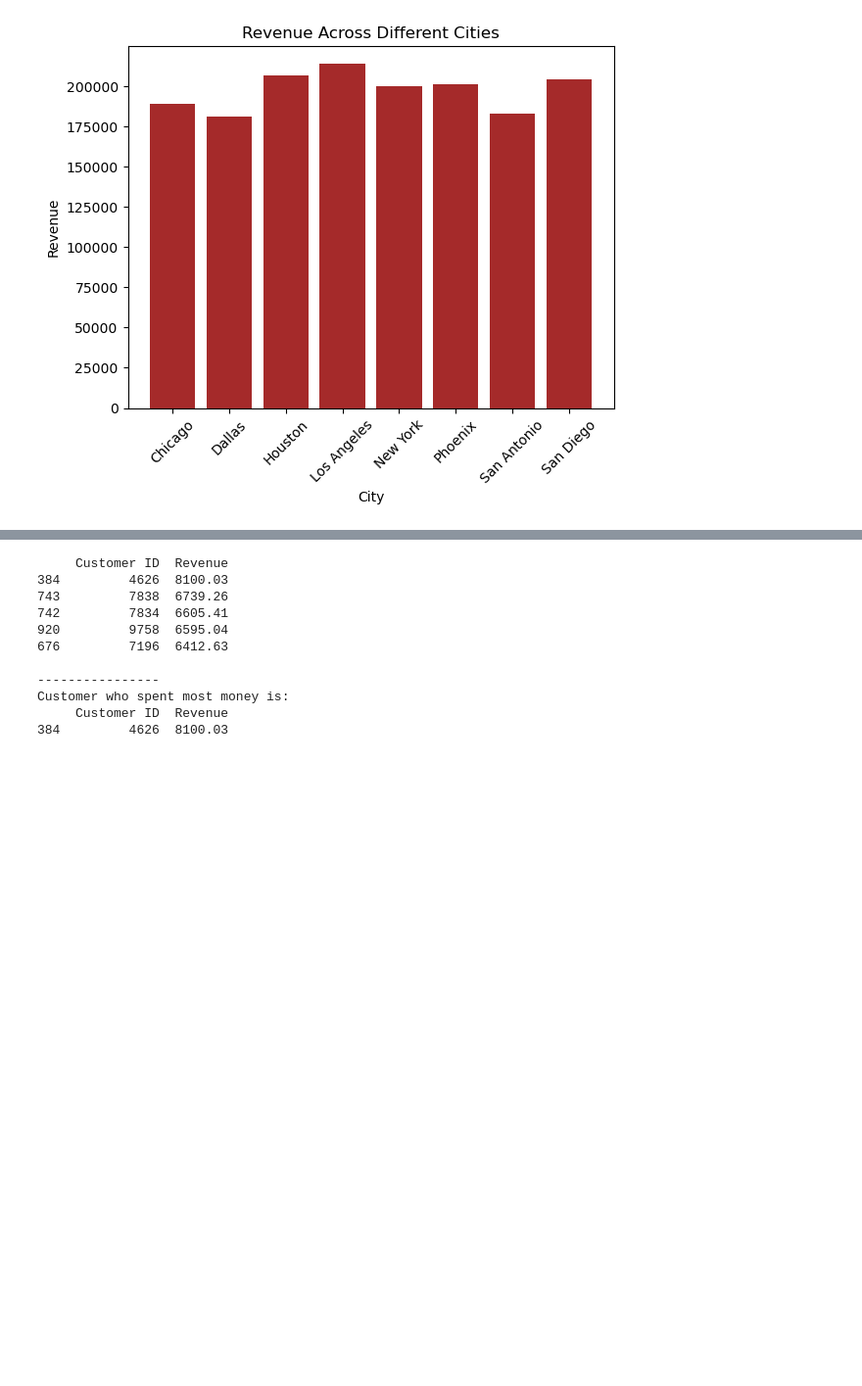
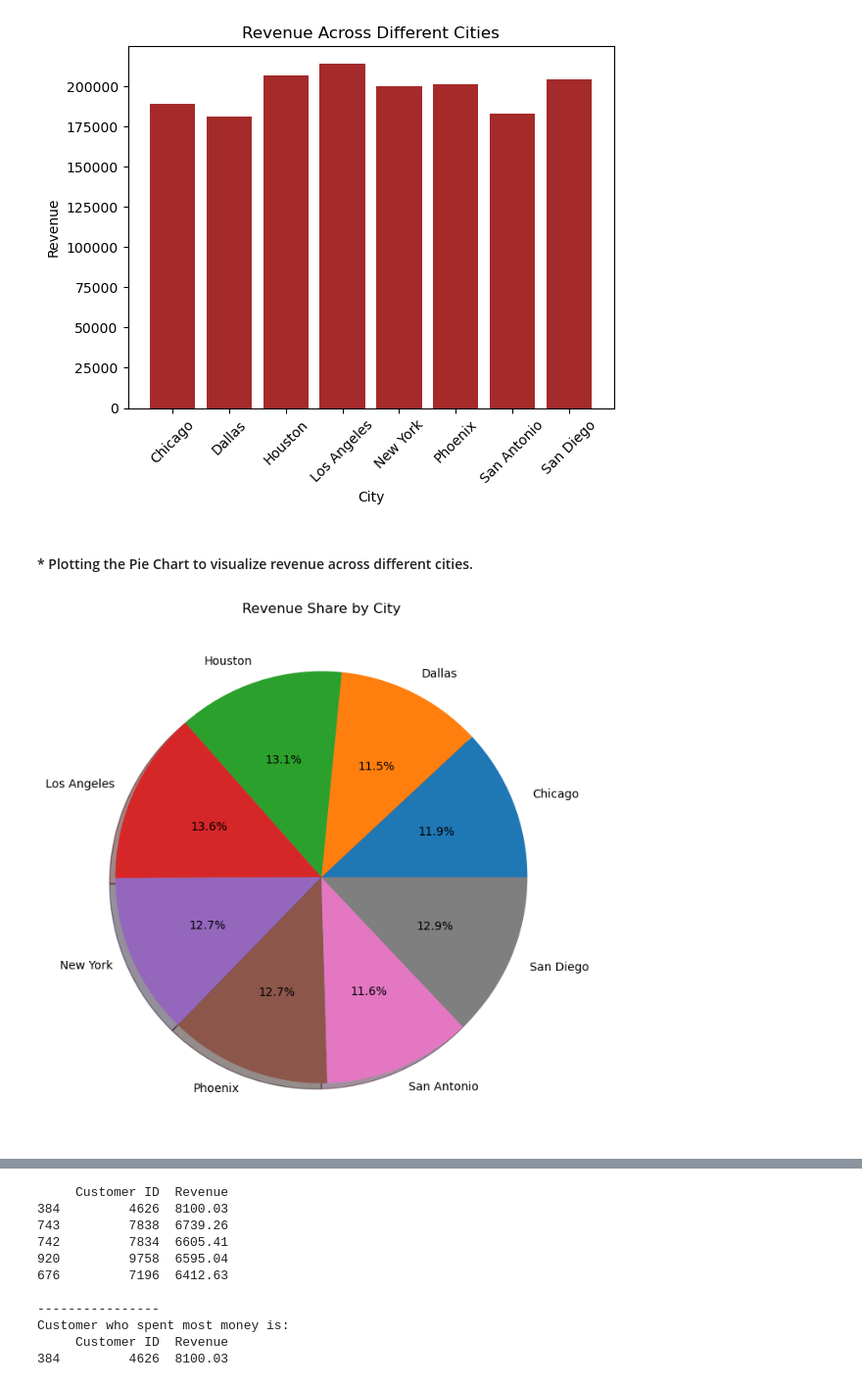
Before and after one commit to MinalKulkarni07/Python, a Jupyter notebook: Python Assignments/Case study(Sales Analysis).ipynb, the cells around one changed output, grey strips where cells are left out. Shown at 98% size. Saved outputs shown, nothing was run; the diff lists cells and outputs as text; code cells hidden in the pictures; blank space fills up the shorter version.

```diff
--- a/Python Assignments/Case study(Sales Analysis).ipynb
+++ b/Python Assignments/Case study(Sales Analysis).ipynb
@@ -207,5 +237,22 @@ plt.xticks(rotation=45)
 plt.show()
 # %% [output]
 [figure]
+# %% [markdown]
+#### * Plotting the Pie Chart to visualize revenue across different cities.
+# %%
+# Creating a pie chart to show the proportion of revenue from each city
+plt.figure(figsize=(8, 8))  # Set the size of the pie chart
+
+# Plotting the pie chart
+plt.pie(revenue_by_city['Revenue'], labels=revenue_by_city['City'], autopct ='%1.1f%%', shadow=True)
+ # Labels are city names # Display percentage with 1 decimal place # Adding shadow
+
+# Adding a title
+plt.title("Revenue Share by City")
+
+# Displaying the pie chart
+plt.show()
+# %% [output]
+[figure, added]
 # %% [markdown]
 ### 4.Customer Behavior Analysis
```
Also changed, not shown: parts of 35 cells of this notebook.
